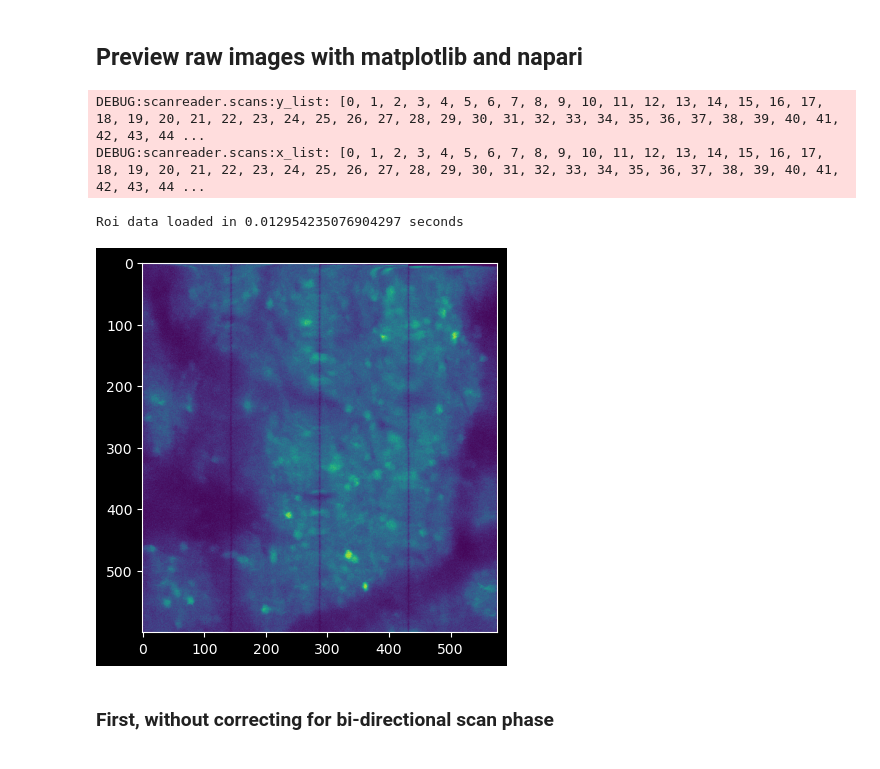
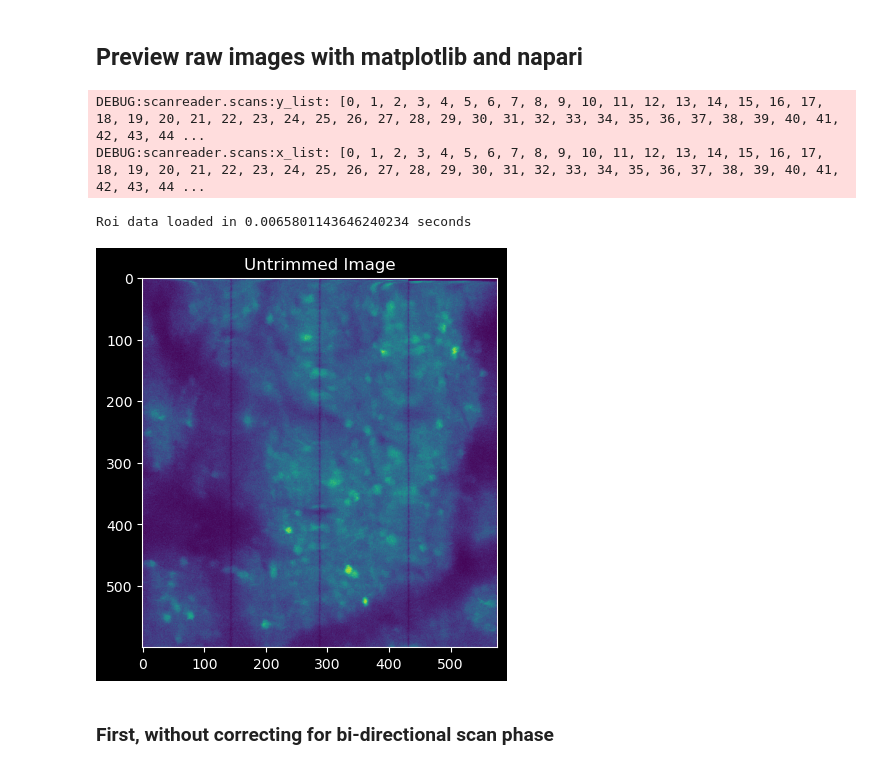
Before and after one commit to MillerBrainObservatory/LBM-CaImAn-Python, a Jupyter notebook: demos/notebooks/pre_processing.ipynb, the cells around one changed output. Drawn from its saved outputs; the diff is of its cells as text; code cells hidden in the pictures.

```diff
--- a/demos/notebooks/pre_processing.ipynb
+++ b/demos/notebooks/pre_processing.ipynb
@@ -95,13 +92,14 @@ DEBUG:scanreader.scans:Initializing scan with files: ['/home/mbo/caiman_data_org
 # %%
 # full image, no scan phase correction, no ROI trimming
 
 plt.imshow(scan[2,0,:,:].squeeze())
+plt.title('Untrimmed Image')
 plt.show()
 # %% [output]
 DEBUG:scanreader.scans:y_list: [0, 1, 2, 3, 4, 5, 6, 7, 8, 9, 10, 11, 12, 13, 14, 15, 16, 17, 18, 19, 20, 21, 22, 23, 24, 25, 26, 27, 28, 29, 30, 31, 32, 33, 34, 35, 36, 37, 38, 39, 40, 41, 42, 43, 44 ...
 DEBUG:scanreader.scans:x_list: [0, 1, 2, 3, 4, 5, 6, 7, 8, 9, 10, 11, 12, 13, 14, 15, 16, 17, 18, 19, 20, 21, 22, 23, 24, 25, 26, 27, 28, 29, 30, 31, 32, 33, 34, 35, 36, 37, 38, 39, 40, 41, 42, 43, 44 ...
-Roi data loaded in 0.012954235076904297 seconds
+Roi data loaded in 0.0065801143646240234 seconds
-[figure, old version]
+[figure, new version]
 # %% [markdown]
 ### First, without correcting for bi-directional scan phase
 # %%
```
Also changed, not shown: parts of 10 cells of this notebook, 7 other files.
